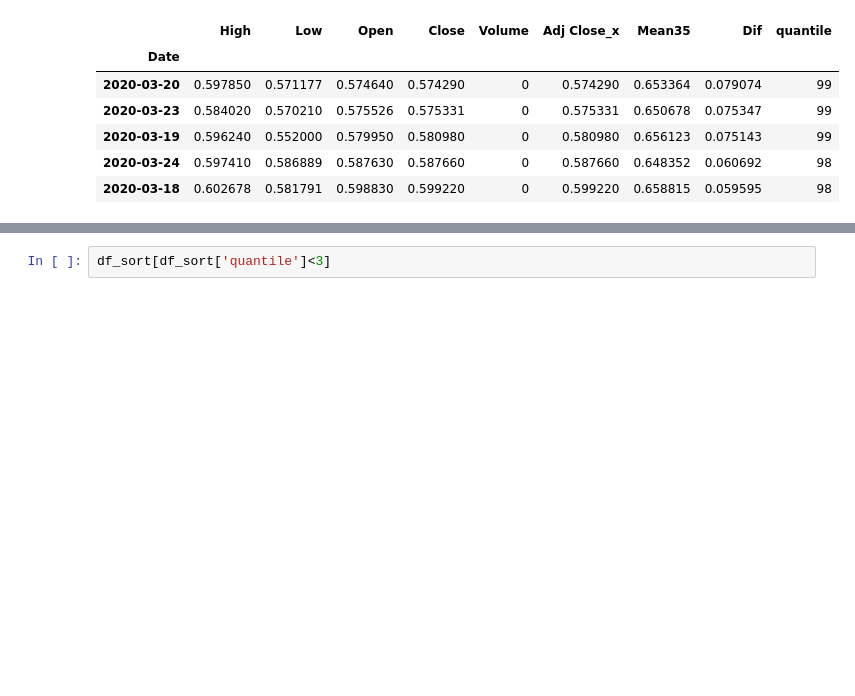
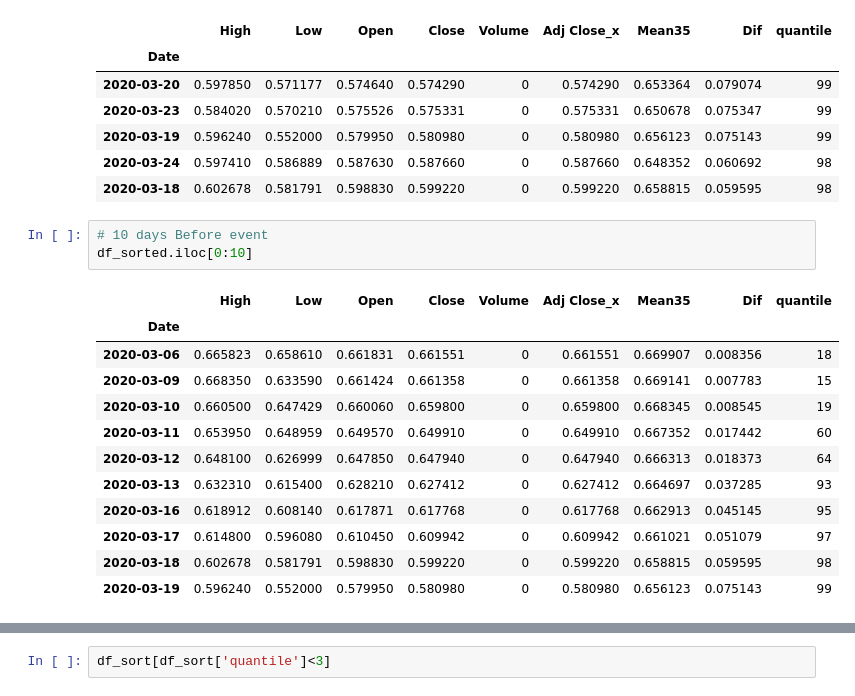
Before and after one commit to tutalae/practice-for-analysing-and-predict-the-price-of-crypto-currency, a Jupyter notebook: Price_Check.ipynb, the cells around one changed output, grey strips where cells are left out. Drawn from its saved outputs; the diff is of its cells as text; blank space fills up the shorter version.

```diff
--- a/Price_Check.ipynb
+++ b/Price_Check.ipynb
@@ -198,3 +200,19 @@ df_sort[df_sort['quantile']>97]
 | 2020-03-19 | 0.596240 | 0.552000 | 0.579950 | 0.580980 | 0 | 0.580980 | 0.656123 | 0.075143 | 99 |
 | 2020-03-24 | 0.597410 | 0.586889 | 0.587630 | 0.587660 | 0 | 0.587660 | 0.648352 | 0.060692 | 98 |
 | 2020-03-18 | 0.602678 | 0.581791 | 0.598830 | 0.599220 | 0 | 0.599220 | 0.658815 | 0.059595 | 98 |
+# %%
+# 10 days Before event
+df_sorted.iloc[0:10]
+# %% [output]
+|  | High | Low | Open | Close | Volume | Adj Close_x | Mean35 | Dif | quantile |
+| Date |  |  |  |  |  |  |  |  |  |
+| 2020-03-06 | 0.665823 | 0.658610 | 0.661831 | 0.661551 | 0 | 0.661551 | 0.669907 | 0.008356 | 18 |
+| 2020-03-09 | 0.668350 | 0.633590 | 0.661424 | 0.661358 | 0 | 0.661358 | 0.669141 | 0.007783 | 15 |
+| 2020-03-10 | 0.660500 | 0.647429 | 0.660060 | 0.659800 | 0 | 0.659800 | 0.668345 | 0.008545 | 19 |
+| 2020-03-11 | 0.653950 | 0.648959 | 0.649570 | 0.649910 | 0 | 0.649910 | 0.667352 | 0.017442 | 60 |
+| 2020-03-12 | 0.648100 | 0.626999 | 0.647850 | 0.647940 | 0 | 0.647940 | 0.666313 | 0.018373 | 64 |
+| 2020-03-13 | 0.632310 | 0.615400 | 0.628210 | 0.627412 | 0 | 0.627412 | 0.664697 | 0.037285 | 93 |
+| 2020-03-16 | 0.618912 | 0.608140 | 0.617871 | 0.617768 | 0 | 0.617768 | 0.662913 | 0.045145 | 95 |
+| 2020-03-17 | 0.614800 | 0.596080 | 0.610450 | 0.609942 | 0 | 0.609942 | 0.661021 | 0.051079 | 97 |
+| 2020-03-18 | 0.602678 | 0.581791 | 0.598830 | 0.599220 | 0 | 0.599220 | 0.658815 | 0.059595 | 98 |
+| 2020-03-19 | 0.596240 | 0.552000 | 0.579950 | 0.580980 | 0 | 0.580980 | 0.656123 | 0.075143 | 99 |
```
Also changed, not shown: parts of 6 cells of this notebook.
